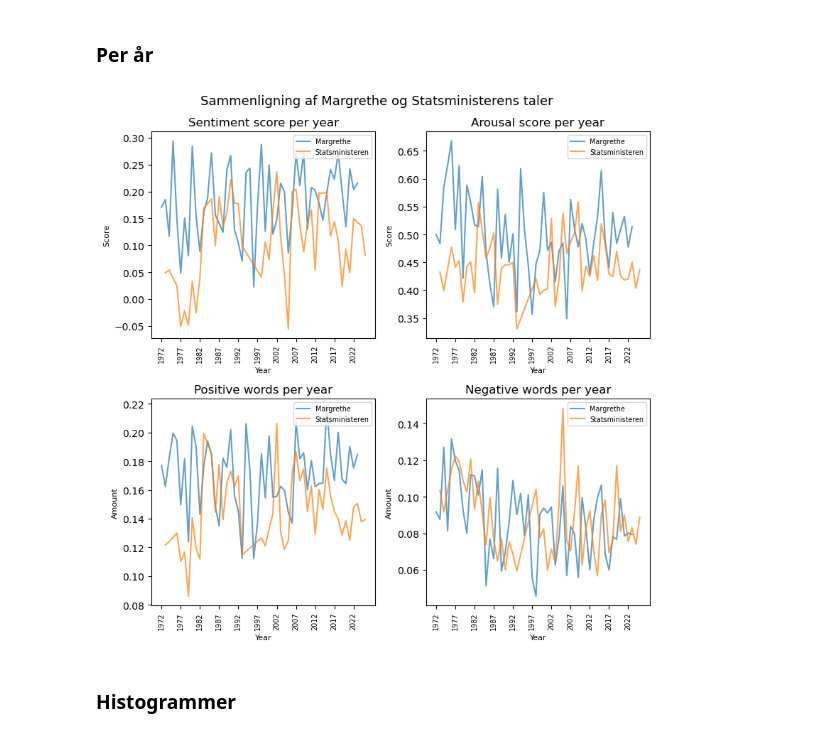
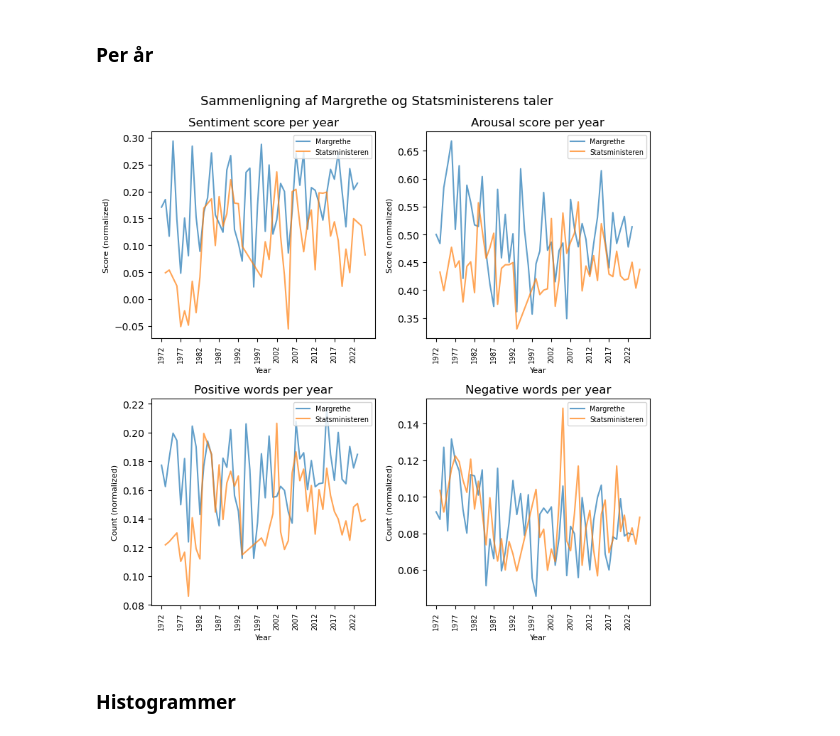
Before and after one commit to ChristianDTU/Nyt-rstaler, a Jupyter notebook: sentiment_score_and_arousal.ipynb, the cells around one changed output. Drawn from its saved outputs; the diff is of its cells as text; code cells hidden in the pictures.

```diff
--- a/sentiment_score_and_arousal.ipynb
+++ b/sentiment_score_and_arousal.ipynb
@@ -358,42 +362,42 @@ axis[0,0].set_title("Sentiment score per year", fontsize = 12)
 axis[0,0].set_xlabel('Year',fontsize = 8)
 axis[0,0].set_xticks(Margrethe_dataframe["year"][::5])
 axis[0,0].tick_params(axis="x", labelsize=7, rotation=90)
-axis[0,0].set_ylabel('Score',fontsize = 8)
+axis[0,0].set_ylabel('Score (normalized)',fontsize = 8)
 axis[0,0].legend(loc='upper right',fontsize = 'x-small')
 
 # #arousal_score pr year
 axis[0,1].plot(Margrethe_dataframe["year"],Margrethe_dataframe["arousal_score"], alpha=0.7, label = "Margrethe")
 axis[0,1].plot(Statsministeren_dataframe["year"],Statsministeren_dataframe["arousal_score"], alpha=0.7, label = "Statsministeren")
 axis[0,1].set_title("Arousal score per year", fontsize = 12)
 axis[0,1].set_xlabel('Year',fontsize = 8)
 axis[0,1].set_xticks(Margrethe_dataframe["year"][::5])
 axis[0,1].tick_params(axis="x", labelsize=7, rotation=90)
-axis[0,1].set_ylabel('Score',fontsize = 8)
+axis[0,1].set_ylabel('Score (normalized)',fontsize = 8)
 axis[0,1].legend(loc='upper right',fontsize = 'x-small')
 
 #Positive words per year
 axis[1,0].plot(Margrethe_dataframe["year"],Margrethe_dataframe["positive_words"], alpha=0.7, label = "Margrethe")
 axis[1,0].plot(Statsministeren_dataframe["year"],Statsministeren_dataframe["positive_words"], alpha=0.7, label = "Statsministeren")
 axis[1,0].set_title("Positive words per year", fontsize = 12)
 axis[1,0].set_xlabel('Year',fontsize = 8)
 axis[1,0].set_xticks(Margrethe_dataframe["year"][::5])
 axis[1,0].tick_params(axis="x", labelsize=7, rotation=90)
-axis[1,0].set_ylabel('Amount',fontsize = 8)
+axis[1,0].set_ylabel('Count (normalized)',fontsize = 8)
 axis[1,0].legend(loc='upper right',fontsize = 'x-small')
 
 
 # Negative words per year
 axis[1,1].plot(Margrethe_dataframe["year"],Margrethe_dataframe["negative_words"], alpha=0.7, label = "Margrethe")
 axis[1,1].plot(Statsministeren_dataframe["year"],Statsministeren_dataframe["negative_words"], alpha=0.7, label = "Statsministeren")
 axis[1,1].set_title("Negative words per year", fontsize = 12)
 axis[1,1].set_xlabel('Year',fontsize = 8)
 axis[1,1].set_xticks(Margrethe_dataframe["year"][::5])
 axis[1,1].tick_params(axis="x", labelsize=7, rotation=90)
-axis[1,1].set_ylabel('Amount',fontsize = 8)
+axis[1,1].set_ylabel('Count (normalized)',fontsize = 8)
 axis[1,1].legend(loc='upper right',fontsize = 'x-small')
 plt.tight_layout()
 # %% [output]
-[figure, old version]
+[figure, new version]
 # %% [markdown]
 ### Histogrammer
 # %%
```
Also changed, not shown: parts of 7 cells of this notebook, 2 other files.
